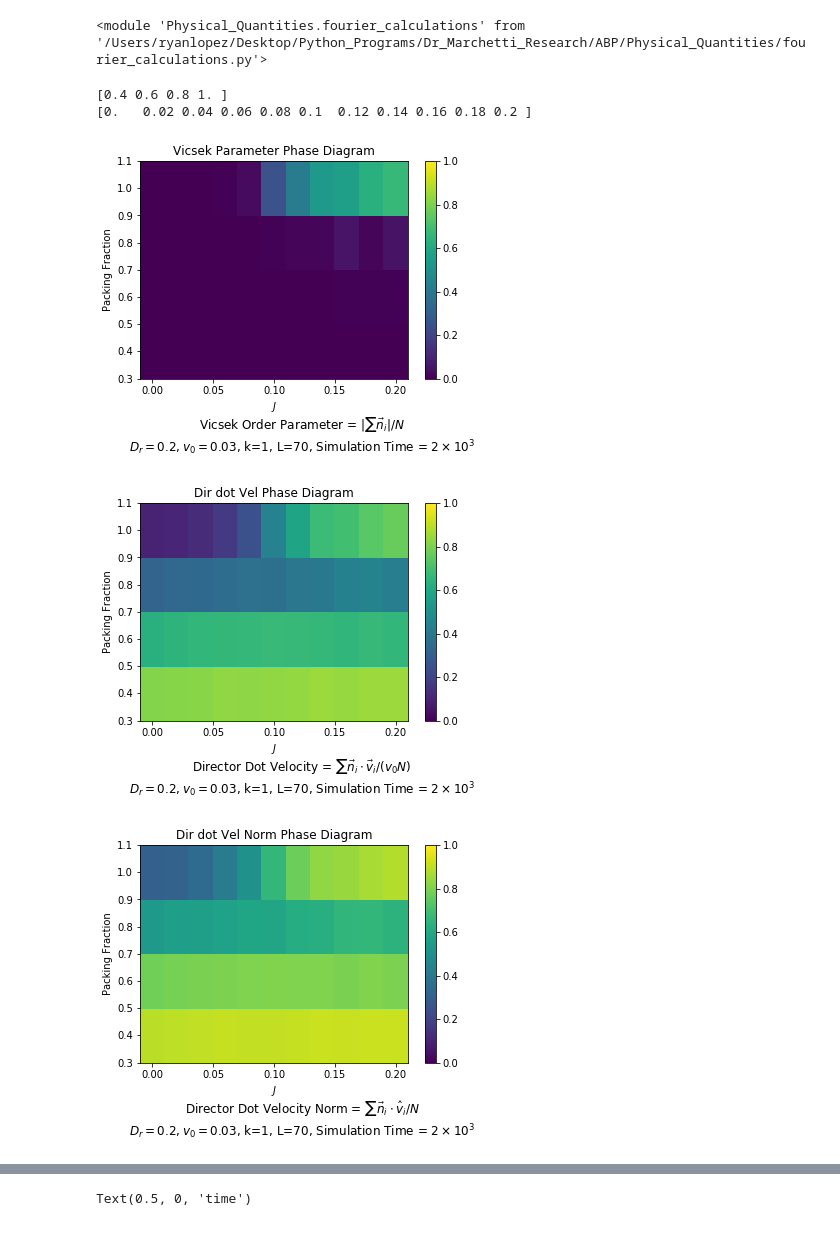
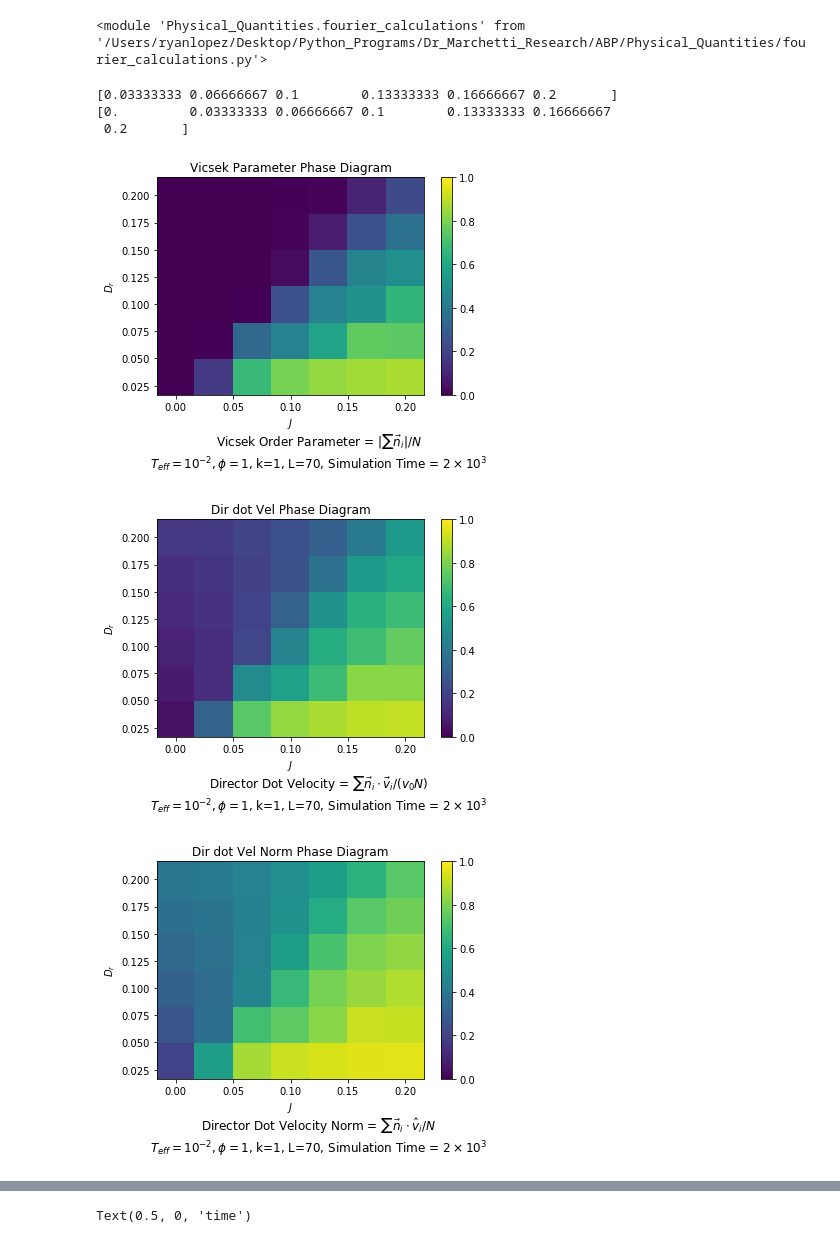
Before and after one commit to ryanlopezzzz/ABP, a Jupyter notebook: graph_phase_diagram.ipynb, the cells around one changed output, grey strips where cells are left out. Saved outputs shown, nothing was run; the diff lists cells and outputs as text; code cells hidden in the pictures.

```diff
--- a/graph_phase_diagram.ipynb
+++ b/graph_phase_diagram.ipynb
@@ -57,8 +57,8 @@ def edges_from_centers_log(centers):
 
     return edges
 # %%
-Dr_vals = np.linspace(0.4,1,4) #[1:]
-J_vals = np.linspace(0,0.2,11)
+Dr_vals = np.linspace(0,0.2,7)[1:]
+J_vals = np.linspace(0,0.2,7)
 
 print(Dr_vals)
 print(J_vals)
@@ -66,8 +66,9 @@ print(J_vals)
 Dr_bins = edges_from_centers_linear(Dr_vals)
 J_bins = edges_from_centers_linear(J_vals)
 # %% [output]
-[0.4 0.6 0.8 1. ]
-[0.   0.02 0.04 0.06 0.08 0.1  0.12 0.14 0.16 0.18 0.2 ]
+[0.03333333 0.06666667 0.1        0.13333333 0.16666667 0.2       ]
+[0.         0.03333333 0.06666667 0.1        0.13333333 0.16666667
+ 0.2       ]
 # %%
 vicsek_values = np.full([len(Dr_vals), len(J_vals)], 100, dtype = float) #fill with 100 so can see if an index not replaced
 dir_dot_vel_values = np.full([len(Dr_vals), len(J_vals)], 100, dtype = float)
@@ -82,8 +83,8 @@ dir_cross_vel_dev = np.full([len(Dr_vals), len(J_vals)], 100, dtype = float)
 dir_cross_vel_norm_dev = np.full([len(Dr_vals), len(J_vals)], 100, dtype = float)
 # %%
 #Directory where all data is saved
-save_dir = "/Users/ryanlopez/Desktop/Python_Programs/Dr_Marchetti_Research/Saved_Data"
-exp_folder_name = "J_Packing_Phase_Diagram" #Folder name of experiment directory
+save_dir = "/Users/ryanlopez/Desktop/Python_Programs/Dr_Marchetti_Research/Server_Data"
+exp_folder_name = "liquid_vary_J_Dr" #Folder name of experiment directory
 exp_dir = os.path.join(save_dir, exp_folder_name)
 image_dir = os.path.join(exp_dir, 'images')
 if not os.path.isdir(image_dir):
@@ -100,7 +101,7 @@ for f in os.scandir(exp_dir): #runs through all immediate subdirectories
         single_stats_file.close()
 
         J_index = np.digitize(run_desc['J'], J_bins)-1
-        Dr_index = np.digitize(run_desc['approx_packing'], Dr_bins)-1
+        Dr_index = np.digitize(run_desc['D_r'], Dr_bins)-1
 
         vicsek_values[Dr_index, J_index] = single_stats['vicsek_param']
         dir_dot_vel_values[Dr_index, J_index] = single_stats['dir_dot_vel']
@@ -122,45 +123,45 @@ xedges, yedges = np.meshgrid(J_bins,Dr_bins)
 plot = ax.pcolormesh(xedges,yedges,vicsek_values, vmin=0, vmax=1)
 plt.colorbar(plot)
 plt.title("Vicsek Parameter Phase Diagram")
-plt.ylabel(r'Packing Fraction')
+plt.ylabel(r'$D_r$')
 plt.xlabel(r'$J$')
 
 fig.text(.5, -0.05, r"Vicsek Order Parameter = $\left| \sum \vec{n}_i \right| / N$", ha='center', fontsize=12)
-fig.text(.5, -0.13, r"$D_r= 0.2, v_0 = 0.03$, k=1, L=70, Simulation Time = $2 \times 10^{3}$", ha='center', fontsize=12)
+fig.text(.5, -0.13, r"$T_{eff}=10^{-2}, \phi= 1$, k=1, L=70, Simulation Time = $2 \times 10^{3}$", ha='center', fontsize=12)
 
 save_fig_pdf(image_dir, 'vicsek_phase_diagram.pdf')
 # %% [output]
-[figure, old version]
+[figure, new version]
 # %%
 fig, ax = plt.subplots()
 xedges, yedges = np.meshgrid(J_bins,Dr_bins)
 plot = ax.pcolormesh(xedges,yedges,dir_dot_vel_values, vmin=0, vmax=1)
 plt.colorbar(plot)
 plt.title("Dir dot Vel Phase Diagram")
-plt.ylabel(r'Packing Fraction')
+plt.ylabel(r'$D_r$')
 plt.xlabel(r'$J$')
 
 fig.text(.5, -0.05, r"Director Dot Velocity = $\sum \vec{n}_i \cdot \vec{v}_i / (v_0 N)$", ha='center', fontsize=12)
-fig.text(.5, -0.13, r"$D_r= 0.2, v_0 = 0.03$, k=1, L=70, Simulation Time = $2 \times 10^{3}$", ha='center', fontsize=12)
+fig.text(.5, -0.13, r"$T_{eff}=10^{-2}, \phi=1$, k=1, L=70, Simulation Time = $2 \times 10^{3}$", ha='center', fontsize=12)
 
 save_fig_pdf(image_dir, 'dir_dot_vel_phase_diagram.pdf')
 # %% [output]
-[figure, old version]
+[figure, new version]
 # %%
 fig, ax = plt.subplots()
 xedges, yedges = np.meshgrid(J_bins,Dr_bins)
 plot = ax.pcolormesh(xedges,yedges,dir_dot_vel_norm_values, vmin=0, vmax=1)
 plt.colorbar(plot)
 plt.title("Dir dot Vel Norm Phase Diagram")
-plt.ylabel(r'Packing Fraction')
+plt.ylabel(r'$D_r$')
 plt.xlabel(r'$J$')
 
 fig.text(.5, -0.05, r"Director Dot Velocity Norm = $\sum \vec{n}_i \cdot \hat{v}_i / N$", ha='center', fontsize=12)
-fig.text(.5, -0.13, r"$D_r= 0.2, v_0 = 0.03$, k=1, L=70, Simulation Time = $2 \times 10^{3}$", ha='center', fontsize=12)
+fig.text(.5, -0.13, r"$T_{eff}=10^{-2}, \phi=1$, k=1, L=70, Simulation Time = $2 \times 10^{3}$", ha='center', fontsize=12)
 
 save_fig_pdf(image_dir, 'dir_dot_vel_norm_phase_diagram.pdf')
 # %% [output]
-[figure, old version]
+[figure, new version]
 # %%
 fig, ax = plt.subplots()
 xedges, yedges = np.meshgrid(J_bins,Dr_bins)
```
Also changed, not shown: parts of 8 cells of this notebook, 1 other file.
